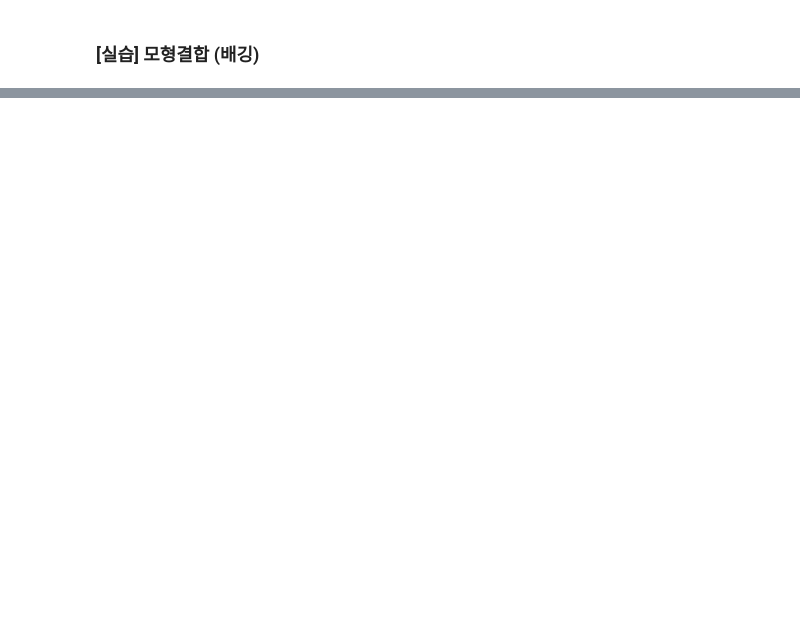
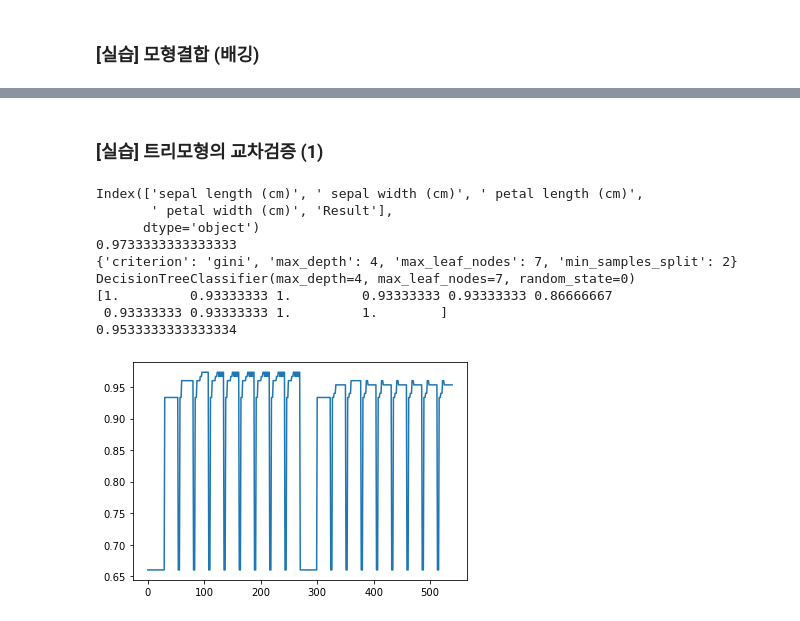
Before and after one commit to rileyko/PythonStudy, a Jupyter notebook: Ensemble/ensemble.ipynb, the cells around one changed output, grey strips where cells are left out. Cells and saved outputs as stored; diff of their text form; code cells hidden in the pictures; blank space fills up the shorter version.

```diff
--- a/Ensemble/ensemble.ipynb
+++ b/Ensemble/ensemble.ipynb
@@ -160,0 +402,62 @@ Index(['age', 'sex', 'cp', 'trestbps', 'chol', 'fbs', 'restecg', 'thalach',
+# %% [markdown]
+### [실습] 트리모형의 교차검증 (1)
+# %%
+import pandas as pd
+df = pd.read_csv('datasets/iris.csv')
+print(df.columns)
+cols = ['sepal length (cm)', ' sepal width (cm)', ' petal length (cm)',' petal width (cm)']
+X = df[cols]
+y = df["Result"]
+
+from sklearn.model_selection import train_test_split
+X_train, X_test, y_train, y_test = train_test_split(X, y, test_size=0.2, random_state=10)
+
+from sklearn.tree import DecisionTreeClassifier
+model = DecisionTreeClassifier(random_state=0)
+model.fit(X_train, y_train)
+
+from sklearn.model_selection import GridSearchCV
+params = {
+    'max_depth' : list(range(1, 11)),
+    'criterion' : ['gini', 'entropy'],
+    'max_leaf_nodes': list(range(2, 11)),
+    'min_samples_split' : [2,3,4]
+}
+gcv = GridSearchCV(model, params, cv=3)
+gcv.fit(X, y)
+
+scores = gcv.cv_results_["mean_test_score"]
+
+%matplotlib inline
+import matplotlib.pyplot as plt
+plt.plot(scores)
+
+#최고정확도
+print(gcv.best_score_)
+#최적의 파라미터
+print(gcv.best_params_)
+#최고 모형
+print(gcv.best_estimator_)
+
+#최적의 파라미터를 적용한 모형
+from sklearn.model_selection import cross_val_score
+import numpy as np
+tree = DecisionTreeClassifier(criterion='gini', max_depth=4, max_leaf_nodes=7, min_samples_split=2, random_state=0)
+result = cross_val_score(tree, X, y, cv=10)
+
+#교차검증 결과
+print(result)
+
+#교차검증 평균값
+print(np.mean(result))
+# %% [output]
+Index(['sepal length (cm)', ' sepal width (cm)', ' petal length (cm)',
+       ' petal width (cm)', 'Result'],
+      dtype='object')
+0.9733333333333333
+{'criterion': 'gini', 'max_depth': 4, 'max_leaf_nodes': 7, 'min_samples_split': 2}
+DecisionTreeClassifier(max_depth=4, max_leaf_nodes=7, random_state=0)
+[1.         0.93333333 1.         0.93333333 0.93333333 0.86666667
+ 0.93333333 0.93333333 1.         1.        ]
+0.9533333333333334
+[figure, added]
```
Also changed, not shown: parts of 19 cells of this notebook, 3 other files.
